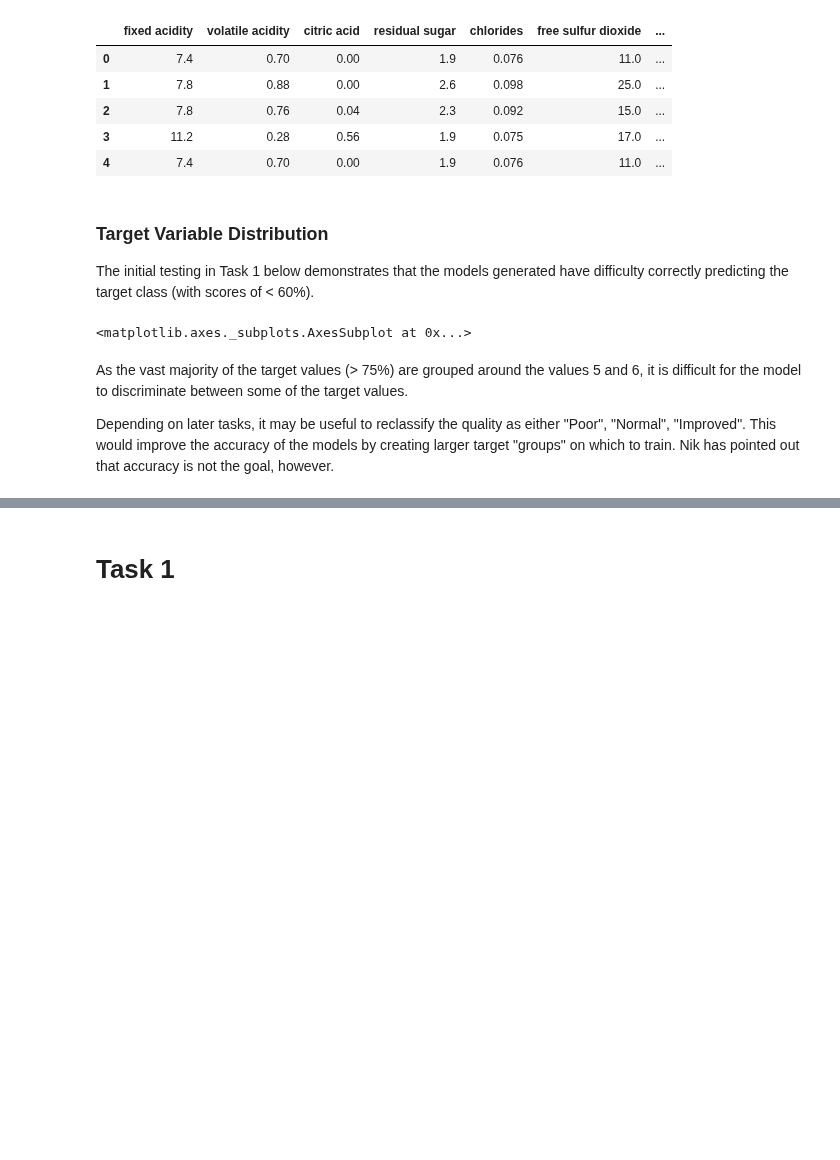
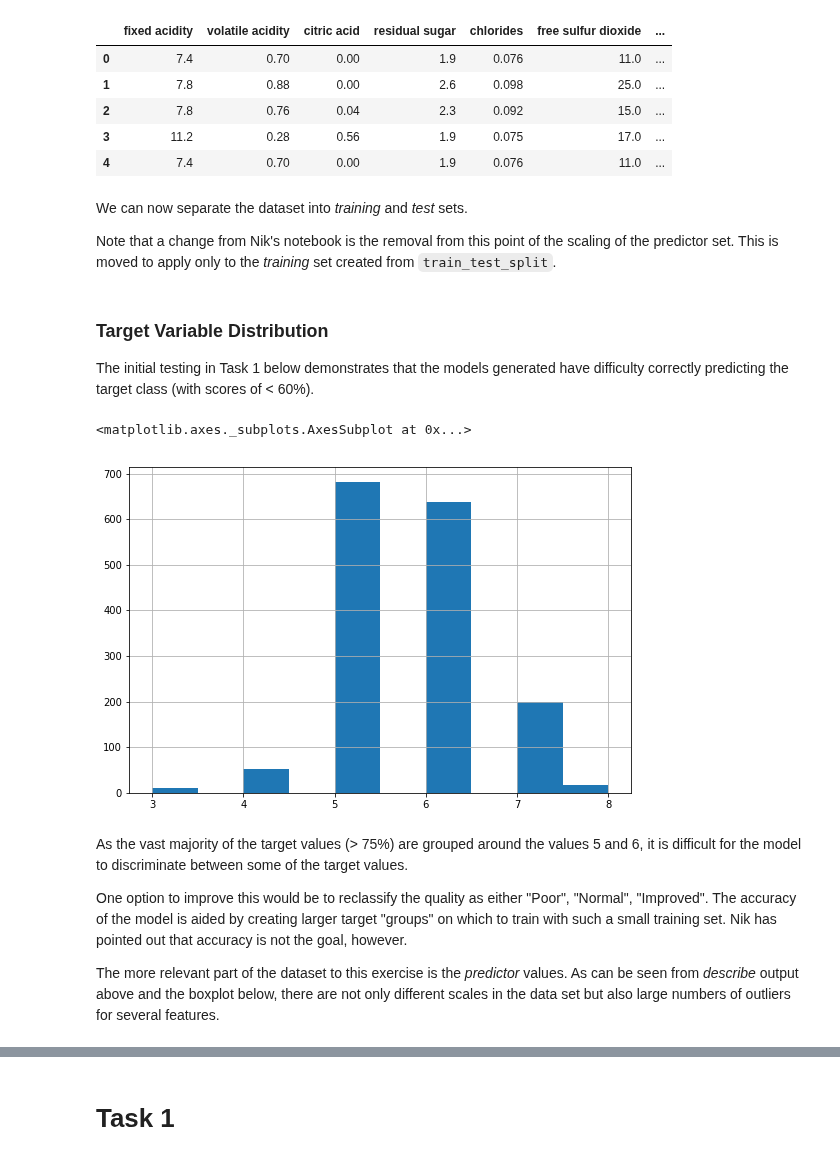
Before and after one commit to vipulpopat/MSCAI_Sem1_Etivity5, a Jupyter notebook: Etivity5-Feature Selection-18195326.ipynb, the cells around one changed output, grey strips where cells are left out. Drawn from its saved outputs; the diff is of its cells as text; code cells hidden in the pictures; blank space fills up the shorter version.

Commit message:
Updated scaling + Task 3

```diff
--- a/Etivity5-Feature Selection-18195326.ipynb
+++ b/Etivity5-Feature Selection-18195326.ipynb
@@ -56,6 +63,10 @@ wine_df.head()
 | 2 | 7.8 | 0.76 | 0.04 | 2.3 | 0.092 | 15.0 | ... |
 | 3 | 11.2 | 0.28 | 0.56 | 1.9 | 0.075 | 17.0 | ... |
 | 4 | 7.4 | 0.70 | 0.00 | 1.9 | 0.076 | 11.0 | ... |
+# %% [markdown]
+We can now separate the dataset into _training_ and _test_ sets.
+
+Note that a change from Nik's notebook is the removal from this point of the scaling of the predictor set.  This is moved to apply only to the _training_ set created from `train_test_split`.
 # %%
 # target attribute
 target_attribute_name = 'quality'
@@ -73,10 +79,13 @@ predictors = min_max_scaler.fit_transform(predictors)
 
 The initial testing in Task 1 below demonstrates that the models generated have difficulty correctly predicting the target class (with scores of < 60%).
 # %%
-target.hist()
+target.hist(figsize=(9,6))
 # %% [output]
 <matplotlib.axes._subplots.AxesSubplot at 0x...>
+[figure, added]
 # %% [markdown]
 As the vast majority of the target values (> 75%) are grouped around the values 5 and 6, it is difficult for the model to discriminate between some of the target values.
 
-Depending on later tasks, it may be useful to reclassify the quality as either "Poor", "Normal", "Improved". This would improve the accuracy of the models by creating larger target "groups" on which to train.  Nik has pointed out that accuracy is not the goal, however.
+One option to improve this would be to reclassify the quality as either "Poor", "Normal", "Improved". The accuracy of the model is aided by creating larger target "groups" on which to train with such a small training set.  Nik has pointed out that accuracy is not the goal, however.
+
+The more relevant part of the dataset to this exercise is the _predictor_ values.  As can be seen from _describe_ output above and the boxplot below, there are not only different scales in the data set but also large numbers of outliers for several features.
```
Also changed, not shown: parts of 21 cells of this notebook.
